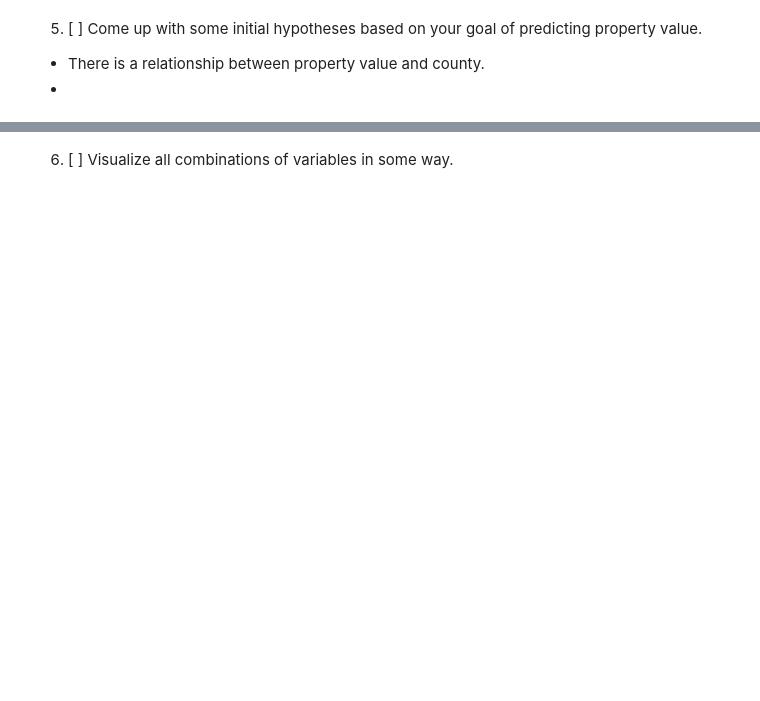
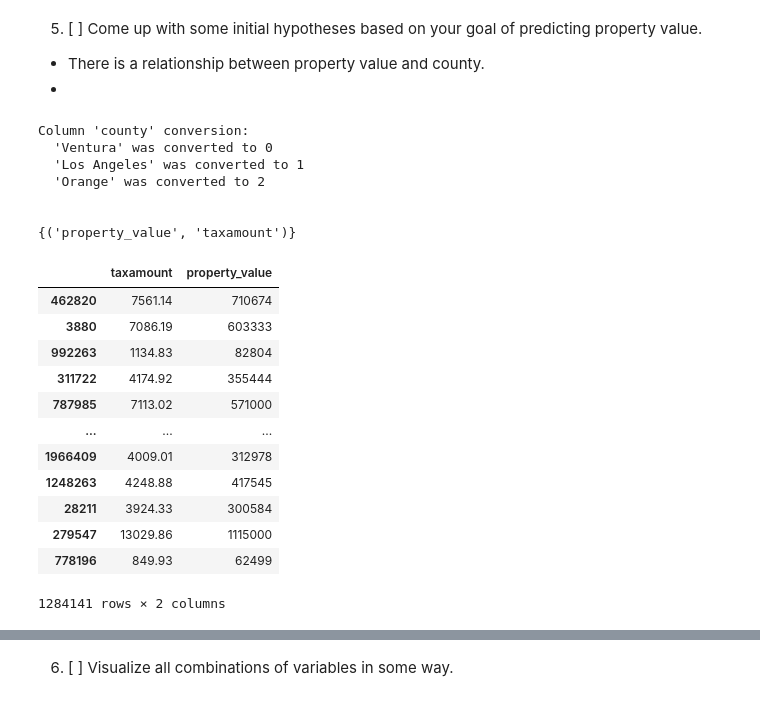
Before and after one commit to Michael-Nelson361/regression-exercises, a Jupyter notebook: explore.ipynb, the cells around one changed output, grey strips where cells are left out. Saved outputs shown, nothing was run; the diff lists cells and outputs as text; code cells hidden in the pictures; blank space fills up the shorter version.

```diff
--- a/explore.ipynb
+++ b/explore.ipynb
@@ -337,6 +354,79 @@ Continuous column: taxamount
 5. [ ] Come up with some initial hypotheses based on your goal of predicting property value.
 - There is a relationship between property value and county.
 -
+# %%
+df = train.copy()
+
+# Dictionary to hold mapping for each column
+column_legends = {}
+
+for col in df.columns:
+    if df[col].dtype == 'object':
+        # Create a mapping for this column
+        unique_values = df[col].unique()
+        mapping = {k: v for v, k in enumerate(unique_values)}
+
+        # Store the mapping in the legend
+        column_legends[col] = mapping
+
+        # Replace the column values based on the mapping
+        df[col] = df[col].map(mapping)
+
+for col, legend in column_legends.items():
+    print(f"Column '{col}' conversion:")
+    for key, value in legend.items():
+        print(f"  '{key}' was converted to {value}")
+    print("\n")
+
+# Assuming df is your DataFrame
+corr_matrix = df.corr()
+
+# Threshold for high correlation
+high_corr_threshold = 0.95
+
+# Set to store highly correlated column pairs
+highly_correlated_pairs = set()
+
+# Iterate over the correlation matrix
+for i in range(len(corr_matrix.columns)):
+    for j in range(i+1, len(corr_matrix.columns)):  # Start from i+1 to avoid self-correlation
+        if abs(corr_matrix.iloc[i, j]) >= high_corr_threshold:
+            col_pair = (corr_matrix.columns[i], corr_matrix.columns[j])
+            highly_correlated_pairs.add(col_pair)
+
+print(highly_correlated_pairs)
+
+# Flatten the set of pairs into a list of unique column names
+highly_correlated_cols = set()
+for pair in highly_correlated_pairs:
+    highly_correlated_cols.update(pair)
+
+# Create a new DataFrame with only the highly correlated columns
+df_high_corr = df[list(highly_correlated_cols)]
+
+corr_matrix
+df_high_corr
+# %% [output]
+Column 'county' conversion:
+  'Ventura' was converted to 0
+  'Los Angeles' was converted to 1
+  'Orange' was converted to 2
+
+
+{('property_value', 'taxamount')}
+|  | taxamount | property_value |
+| 462820 | 7561.14 | 710674 |
+| 3880 | 7086.19 | 603333 |
+| 992263 | 1134.83 | 82804 |
+| 311722 | 4174.92 | 355444 |
+| 787985 | 7113.02 | 571000 |
+| ... | ... | ... |
+| 1966409 | 4009.01 | 312978 |
+| 1248263 | 4248.88 | 417545 |
+| 28211 | 3924.33 | 300584 |
+| 279547 | 13029.86 | 1115000 |
+| 778196 | 849.93 | 62499 |
+1284141 rows × 2 columns
 # %%
 stats.pearsonr(train.bedrooms,train.taxamount)
 # %% [output]
```
Also changed, not shown: parts of 19 cells of this notebook, 1 other file.
